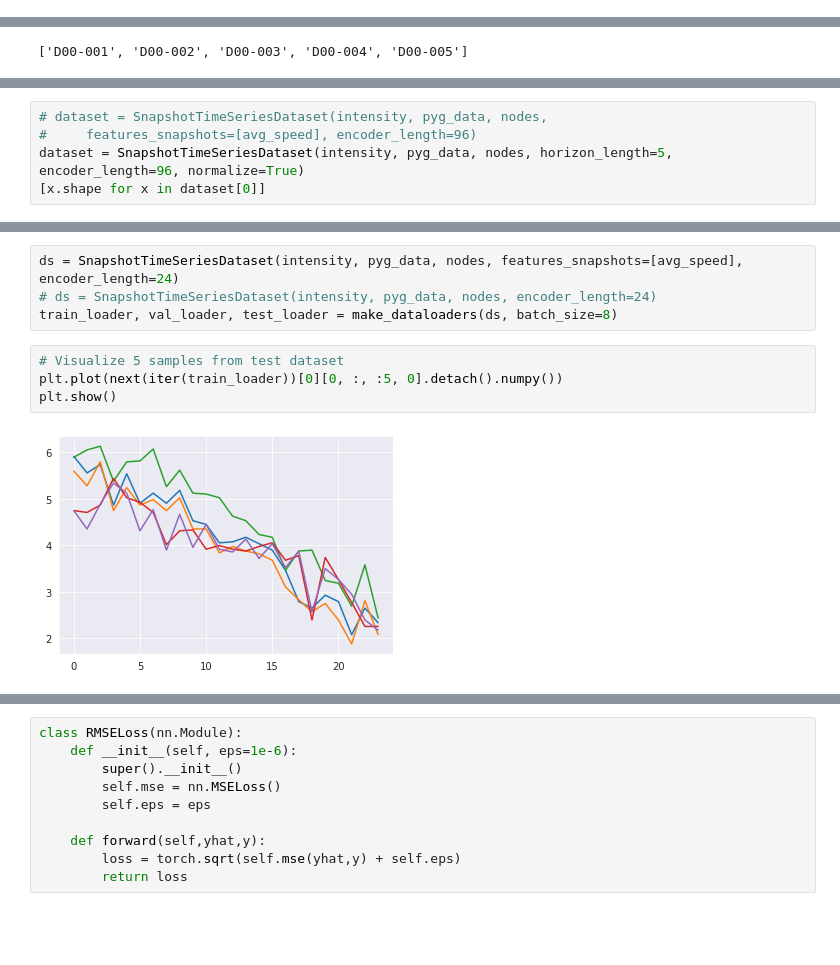
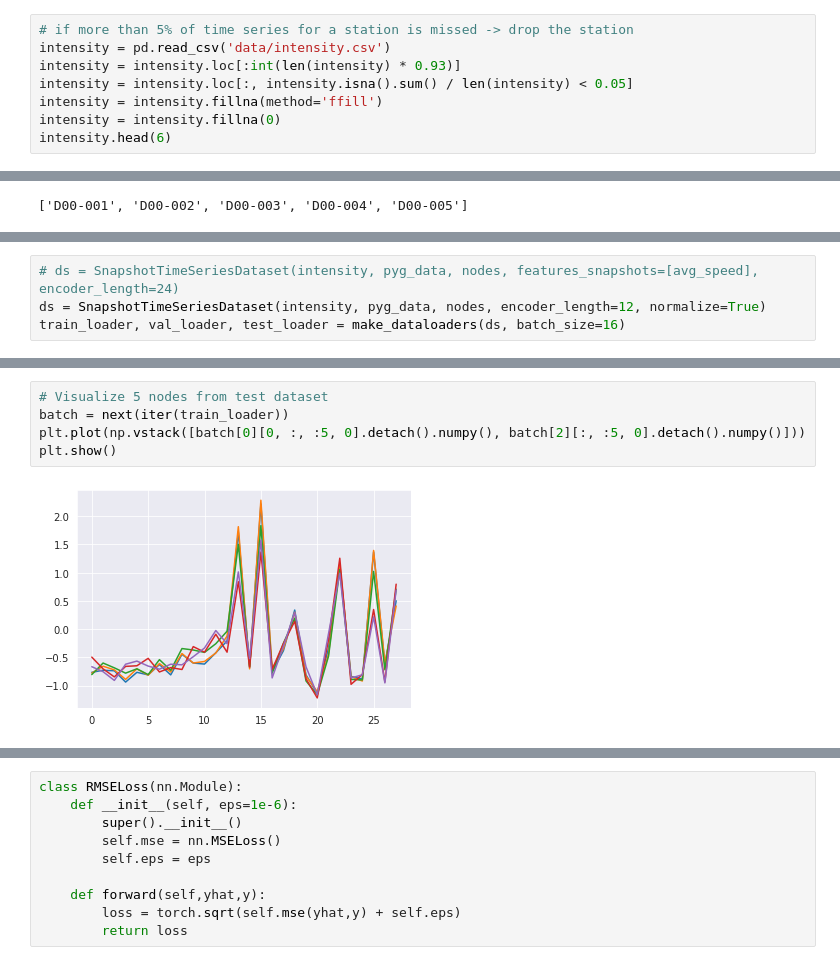
Before and after one commit to Eldervald/traffic-extrapolation, a Jupyter notebook: crn/gnn_forecasting.ipynb, the cells around one changed output, grey strips where cells are left out. Cells and saved outputs as stored; diff of their text form; blank space fills up the shorter version.

```diff
--- a/crn/gnn_forecasting.ipynb
+++ b/crn/gnn_forecasting.ipynb
@@ -87,0 +68,8 @@ intensity.tail(3)
+# %%
+# if more than 5% of time series for a station is missed -> drop the station
+intensity = pd.read_csv('data/intensity.csv')
+intensity = intensity.loc[:int(len(intensity) * 0.93)]
+intensity = intensity.loc[:, intensity.isna().sum() / len(intensity) < 0.05]
+intensity = intensity.fillna(method='ffill')
+intensity = intensity.fillna(0)
+intensity.head(6)
@@ -219,5 +295,4 @@ class SnapshotTimeSeriesDataset(Dataset):
 # %%
-# dataset = SnapshotTimeSeriesDataset(intensity, pyg_data, nodes,
-#     features_snapshots=[avg_speed], encoder_length=96)
-dataset = SnapshotTimeSeriesDataset(intensity, pyg_data, nodes, horizon_length=5, encoder_length=96, normalize=True)
-[x.shape for x in dataset[0]]
+# ds = SnapshotTimeSeriesDataset(intensity, pyg_data, nodes, features_snapshots=[avg_speed], encoder_length=24)
+ds = SnapshotTimeSeriesDataset(intensity, pyg_data, nodes, encoder_length=12, normalize=True)
+train_loader, val_loader, test_loader = make_dataloaders(ds, batch_size=16)
@@ -265,10 +299,7 @@ def make_dataloaders(ds, batch_size=32, **kwargs):
-# %%
-ds = SnapshotTimeSeriesDataset(intensity, pyg_data, nodes, features_snapshots=[avg_speed], encoder_length=24)
-# ds = SnapshotTimeSeriesDataset(intensity, pyg_data, nodes, encoder_length=24)
-train_loader, val_loader, test_loader = make_dataloaders(ds, batch_size=8)
 # %%
-# Visualize 5 samples from test dataset
-plt.plot(next(iter(train_loader))[0][0, :, :5, 0].detach().numpy())
+# Visualize 5 nodes from test dataset
+batch = next(iter(train_loader))
+plt.plot(np.vstack([batch[0][0, :, :5, 0].detach().numpy(), batch[2][:, :5, 0].detach().numpy()]))
 plt.show()
 # %% [output]
-[figure, old version]
+[figure, new version]
```
Also changed, not shown: parts of 34 cells of this notebook, 3 other files.
